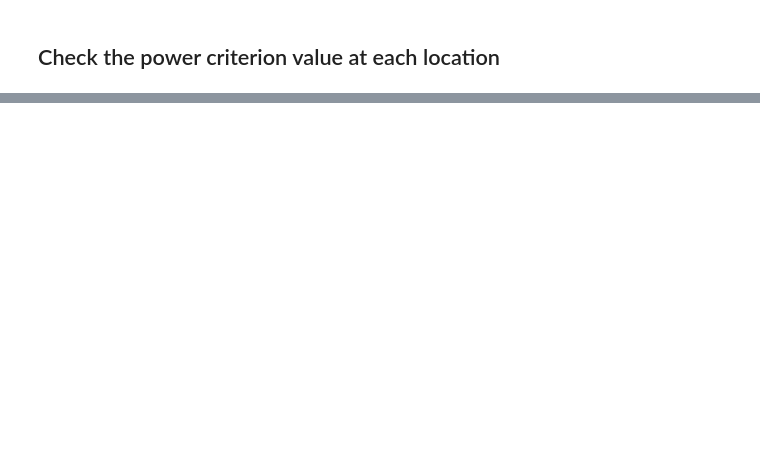
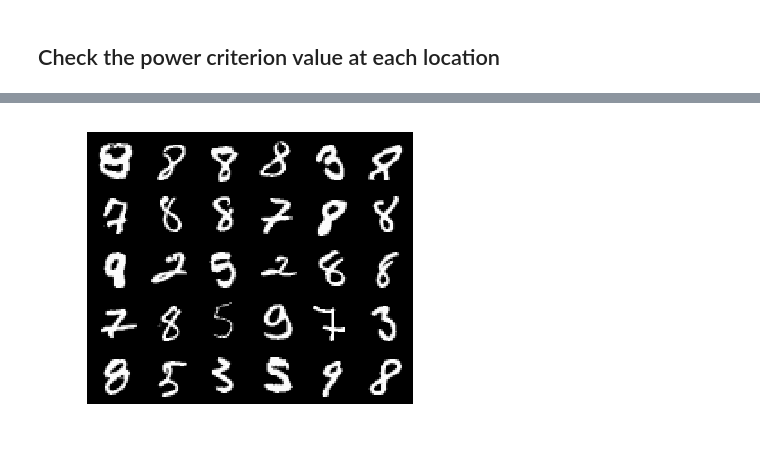
Before and after one commit to wittawatj/kernel-mod, a Jupyter notebook: ipynb/gan/mnist_opt.ipynb, the cells around one changed output, grey strips where cells are left out. Cells and saved outputs as stored; diff of their text form; code cells hidden in the pictures; blank space fills up the shorter version.

```diff
--- a/ipynb/gan/mnist_opt.ipynb
+++ b/ipynb/gan/mnist_opt.ipynb
@@ -135,8 +137,8 @@ plot.show_torch_imgs(gen_imgs, nrow=20, figsize=(20, 5), normalize=True)
 <Figure size 1440x360 with 0 Axes>
 [figure]
 # %%
-model_type_q = 'vae'
-epoch = 20
+model_type_q = 'dcgan'
+epoch = 50
 gen_q = exutil.load_mnist_gen(model_type_q, epoch, default_type, **load_options)
 model_name_q = '{}_{}'.format(model_type_q, epoch)
 print(gen_q.sample_noise(100))
@@ -400,0 +471,7 @@ for j in range(J):
+# %%
+with util.ContextTimer() as t:
+    opt_idx = ganopt.opt_greedy_3sample_criterion(data.Data(X), data.Data(Y), data.Data(Z), fV, k, J, maximize=False)
+print('Took {} secs'.format(t.secs))
+opt_locs = V[opt_idx]
+plot.show_torch_imgs(opt_locs, nrow=6, figsize=(6, 5), normalize=True)
+# %% [output]
@@ -400,0 +479 @@ for j in range(J):
+[figure, added]
```
Also changed, not shown: parts of 24 cells of this notebook, 1 other file.
